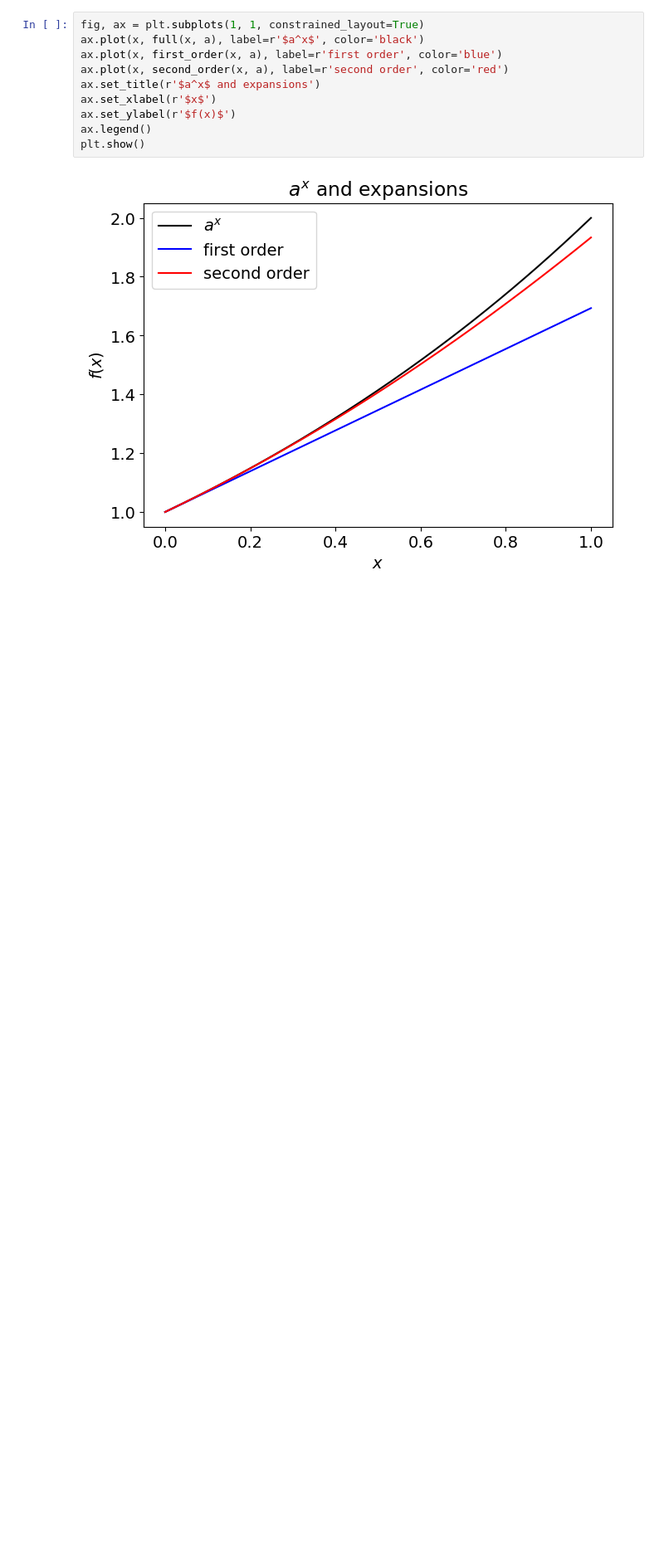
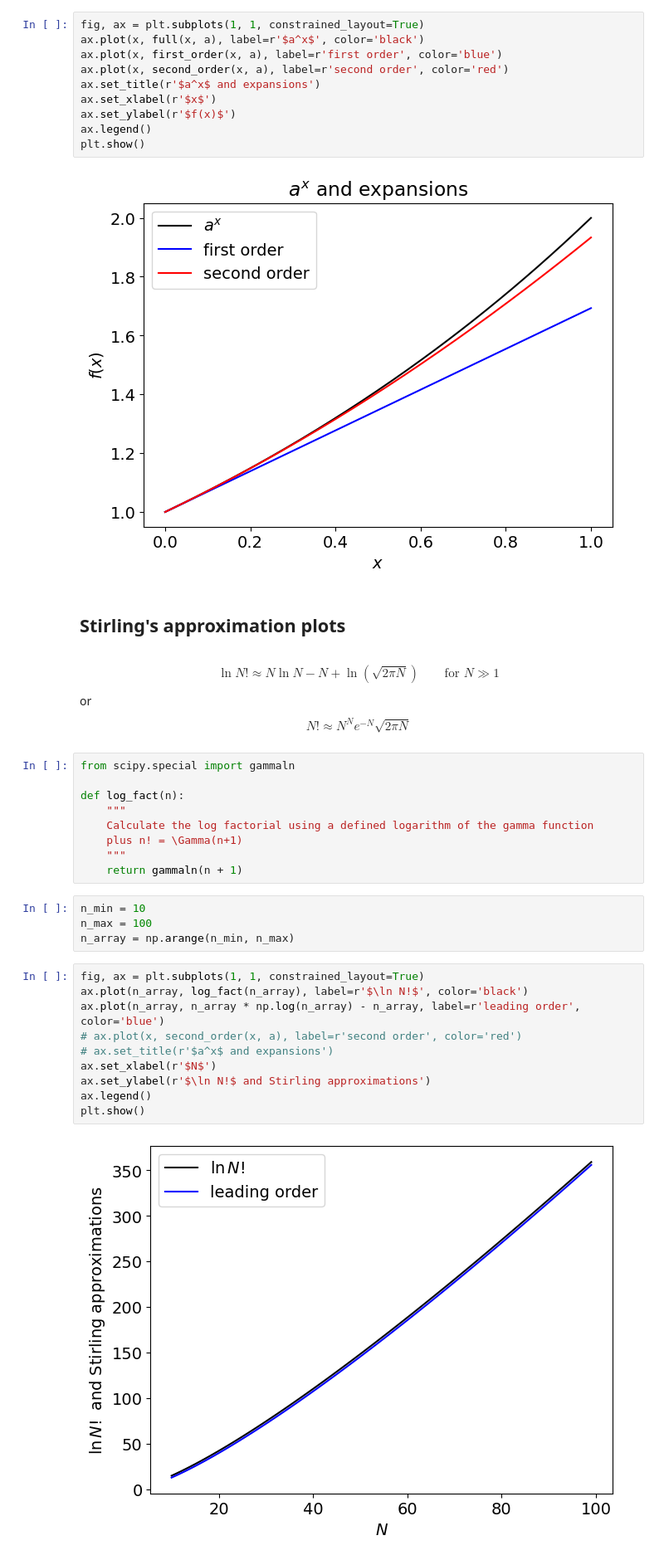
Before and after one commit to furnstahl/Physics-5600, a Jupyter notebook: plotting_expansion_of_a_to_the_x.ipynb, the cells around one changed output. Shown at 83% size. Saved outputs shown, nothing was run; the diff lists cells and outputs as text; blank space fills up the shorter version.

Commit message:
Added Stirling approximation plot

```diff
--- a/plotting_expansion_of_a_to_the_x.ipynb
+++ b/plotting_expansion_of_a_to_the_x.ipynb
@@ -52,3 +52,36 @@ ax.legend()
 plt.show()
 # %% [output]
 [figure]
+# %% [markdown]
+## Stirling's approximation plots
+# %% [markdown]
+$$ \ln N! \approx N \ln N - N + \ln(\sqrt{2\pi N})  \qquad \text{for }N\gg1
+$$
+or
+$$  N! \approx N^N e^{-N} \sqrt{2\pi N}
+$$
+# %%
+from scipy.special import gammaln
+
+def log_fact(n):
+    """
+    Calculate the log factorial using a defined logarithm of the gamma function
+    plus n! = \Gamma(n+1)
+    """
+    return gammaln(n + 1)
+# %%
+n_min = 10
+n_max = 100
+n_array = np.arange(n_min, n_max)
+# %%
+fig, ax = plt.subplots(1, 1, constrained_layout=True)
+ax.plot(n_array, log_fact(n_array), label=r'$\ln N!$', color='black')
+ax.plot(n_array, n_array * np.log(n_array) - n_array, label=r'leading order', color='blue')
+# ax.plot(x, second_order(x, a), label=r'second order', color='red')
+# ax.set_title(r'$a^x$ and expansions')
+ax.set_xlabel(r'$N$')
+ax.set_ylabel(r'$\ln N!$ and Stirling approximations')
+ax.legend()
+plt.show()
+# %% [output]
+[figure, added]
```
